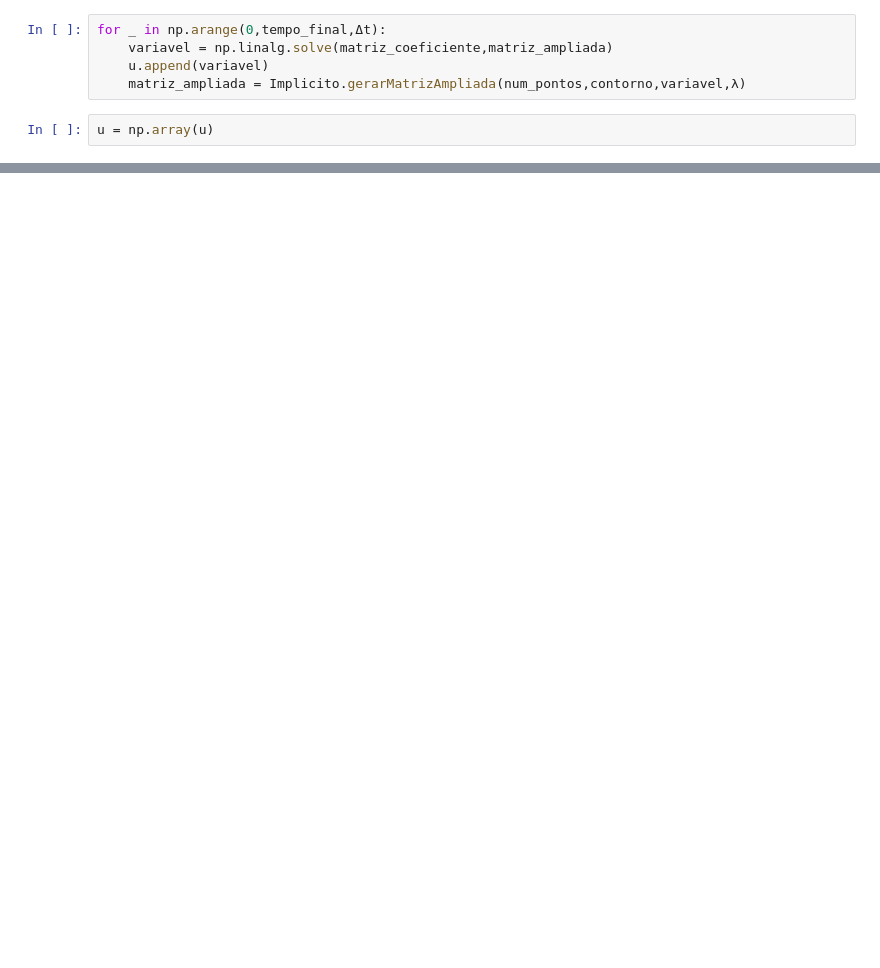
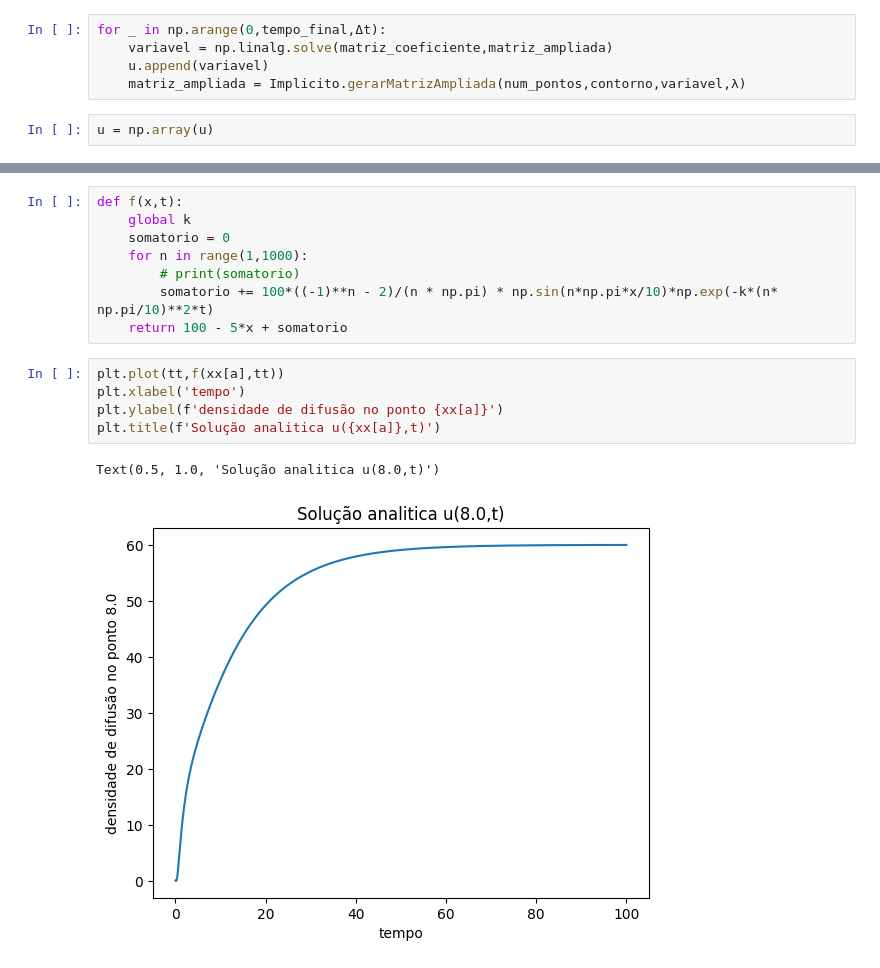
Before and after one commit to mickpires/diffusion, a Jupyter notebook: metodo implicito.ipynb, the cells around one changed output, grey strips where cells are left out. Cells and saved outputs as stored; diff of their text form; blank space fills up the shorter version.

```diff
--- a/metodo implicito.ipynb
+++ b/metodo implicito.ipynb
@@ -59,0 +47,16 @@ plt.plot(tt,u[:,11])
+# %%
+def f(x,t):
+    global k
+    somatorio = 0
+    for n in range(1,1000):
+        # print(somatorio)
+        somatorio += 100*((-1)**n - 2)/(n * np.pi) * np.sin(n*np.pi*x/10)*np.exp(-k*(n* np.pi/10)**2*t)
+    return 100 - 5*x + somatorio
+# %%
+plt.plot(tt,f(xx[a],tt))
+plt.xlabel('tempo')
+plt.ylabel(f'densidade de difusão no ponto {xx[a]}')
+plt.title(f'Solução analitica u({xx[a]},t)')
+# %% [output]
+Text(0.5, 1.0, 'Solução analitica u(8.0,t)')
+[figure, added]
```
Also changed, not shown: parts of 11 cells of this notebook, 4 other files.
